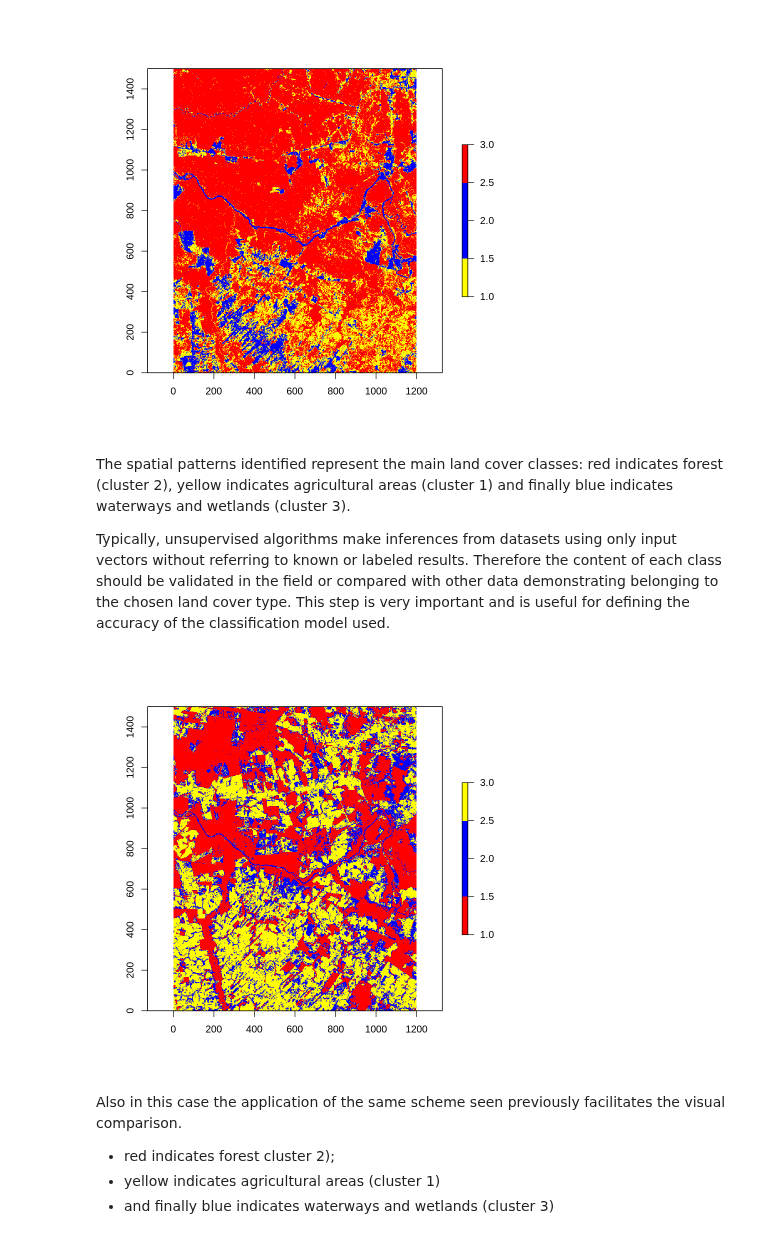
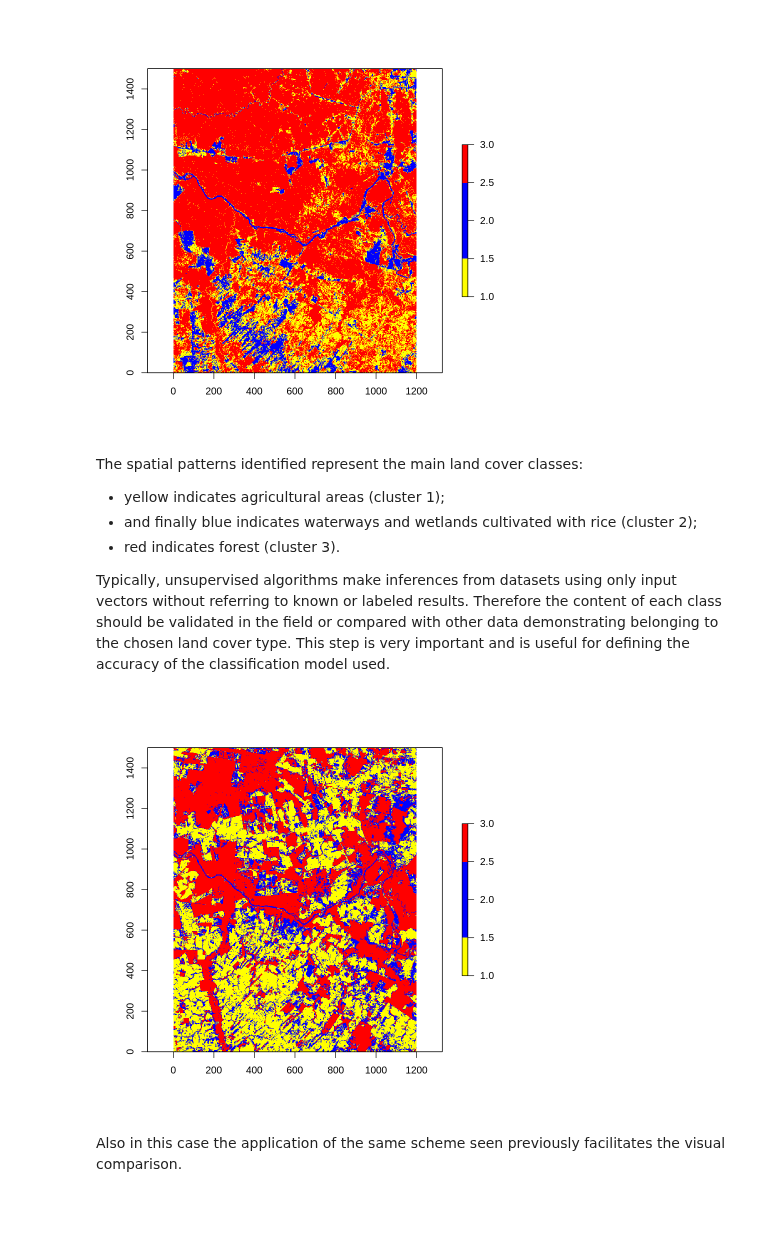
Before and after one commit to biagiominio/Remote_Sensing_2021, a Jupyter notebook: R_code_land_cover.ipynb, the cells around one changed output. Drawn from its saved outputs; the diff is of its cells as text; code cells hidden in the pictures; blank space fills up the shorter version.

```diff
--- a/R_code_land_cover.ipynb
+++ b/R_code_land_cover.ipynb
@@ -158,20 +158,18 @@ plot(mato_grosso_1992.class$map, col=cl)
 # %% [output]
 [figure]
 # %% [markdown]
-The spatial patterns identified represent the main land cover classes: red indicates forest (cluster 2), yellow indicates agricultural areas (cluster 1) and finally blue indicates waterways and wetlands (cluster 3).
+The spatial patterns identified represent the main land cover classes:
+* yellow indicates agricultural areas (cluster 1);
+* and finally blue indicates waterways and wetlands cultivated with rice (cluster 2);
+* red indicates forest (cluster 3).
 
 Typically, unsupervised algorithms make inferences from datasets using only input vectors without referring to known or labeled results. Therefore the content of each class should be validated in the field or compared with other data demonstrating belonging to the chosen land cover type. This step is very important and is useful for defining the accuracy of the classification model used.
 # %%
-set.seed(1234)
+set.seed(23489)
 mato_grosso_2006.res.class <- RStoolbox::unsuperClass(mato_grosso_2006.res, nClasses=3)
-cl2 <- colorRampPalette(c('red','blue','yellow'))(3)
+cl2 <- colorRampPalette(c('yellow','blue','red'))(3)
 plot(mato_grosso_2006.res.class$map, col=cl2)
 # %% [output]
-[figure, old version]
+[figure, new version]
 # %% [markdown]
 Also in this case the application of the same scheme seen previously facilitates the visual comparison.
-
-
-*   red indicates forest cluster 2);
-*   yellow indicates agricultural areas (cluster 1)
-*   and finally blue indicates waterways and wetlands (cluster 3)
```
Also changed, not shown: parts of 11 cells of this notebook.
